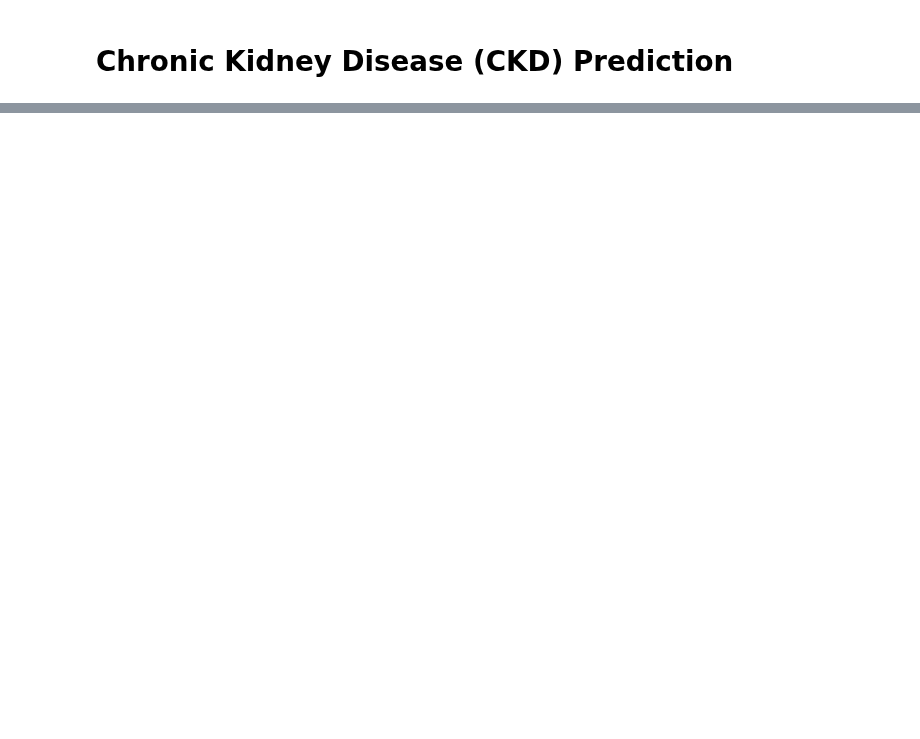
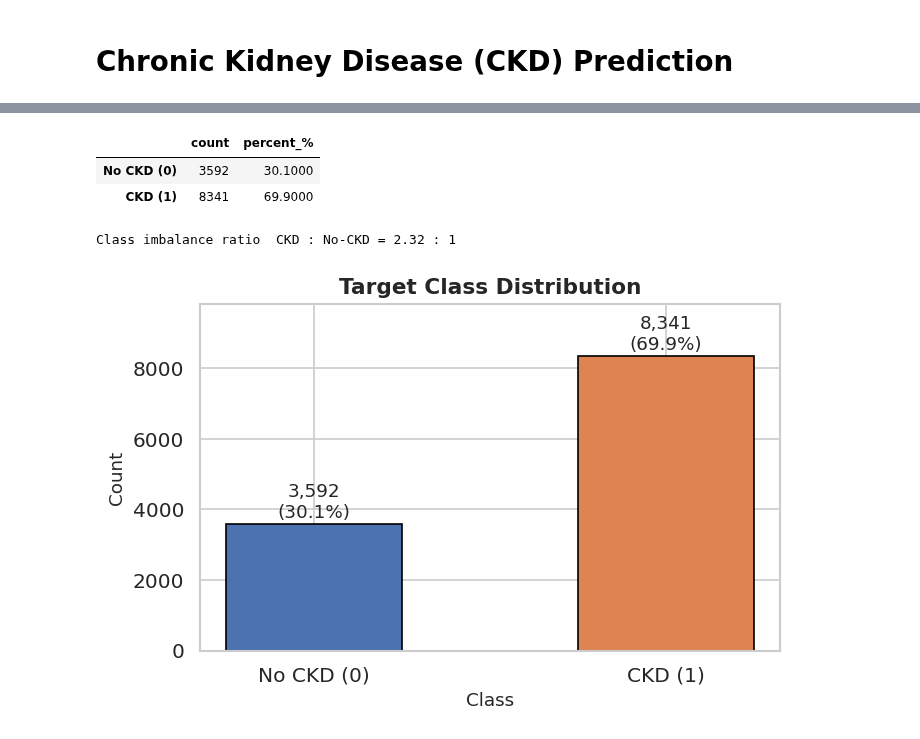
Before and after one commit to NSJayaweera/NCD-Risk_Prediction, a Jupyter notebook: Chronic_Kidney_Disease.ipynb, the cells around one changed output, grey strips where cells are left out. Drawn from its saved outputs; the diff is of its cells as text; code cells hidden in the pictures; blank space fills up the shorter version.

```diff
--- a/Chronic_Kidney_Disease.ipynb
+++ b/Chronic_Kidney_Disease.ipynb
@@ -1415,18 +4,0 @@ Confusion Matrix:
-# %%
-import os, shutil
-
-save_dir = "/content/drive/MyDrive/DSGP Kidney disease/artifacts"
-os.makedirs(save_dir, exist_ok=True)
-
-for f in [
-    "final_xgb_ckd_model.pkl",
-    "scaler.pkl",
-    "continuous_cols.pkl",
-    "binary_cols.pkl",
-    "train_medians.pkl",
-    "train_modes.pkl",
-    "feature_order.pkl"
-]:
-    shutil.copy(f, f"{save_dir}/{f}")
-
-print(" All artifacts copied to:", save_dir)
@@ -1484,0 +126,36 @@ Probability (CKD): 0.001
+# %%
+# Target Variable Analysis & Class Imbalance
+
+target_counts = df[TARGET].value_counts(dropna=False).sort_index()
+target_pct    = (target_counts / len(df) * 100).round(2)
+
+# Target distribution table
+tgt_df = pd.DataFrame({"count": target_counts, "percent_%": target_pct})
+tgt_df.index = ["No CKD (0)", "CKD (1)"]
+display(tgt_df)
+
+imbalance_ratio = target_counts[1] / target_counts[0]
+print(f"\nClass imbalance ratio  CKD : No-CKD = {imbalance_ratio:.2f} : 1")
+
+# Plot: Target class distribution
+fig, ax = plt.subplots(figsize=(6, 4))
+
+ax.bar(["No CKD (0)", "CKD (1)"], target_counts.values,
+       color=["#4C72B0", "#DD8452"], edgecolor="black", width=0.5)
+
+for i, (v, p) in enumerate(zip(target_counts.values, target_pct.values)):
+    ax.text(i, v + 80, f"{v:,}\n({p}%)", ha="center", va="bottom", fontsize=11)
+
+ax.set_title("Target Class Distribution", fontsize=13, fontweight="bold")
+ax.set_ylabel("Count")
+ax.set_xlabel("Class")
+ax.set_ylim(0, max(target_counts) * 1.18)
+
+plt.tight_layout()
+plt.show()
+# %% [output]
+|  | count | percent_% |
+| No CKD (0) | 3592 | 30.1000 |
+| CKD (1) | 8341 | 69.9000 |
+Class imbalance ratio  CKD : No-CKD = 2.32 : 1
+[figure, added]
```
Also changed, not shown: parts of 75 cells of this notebook.
